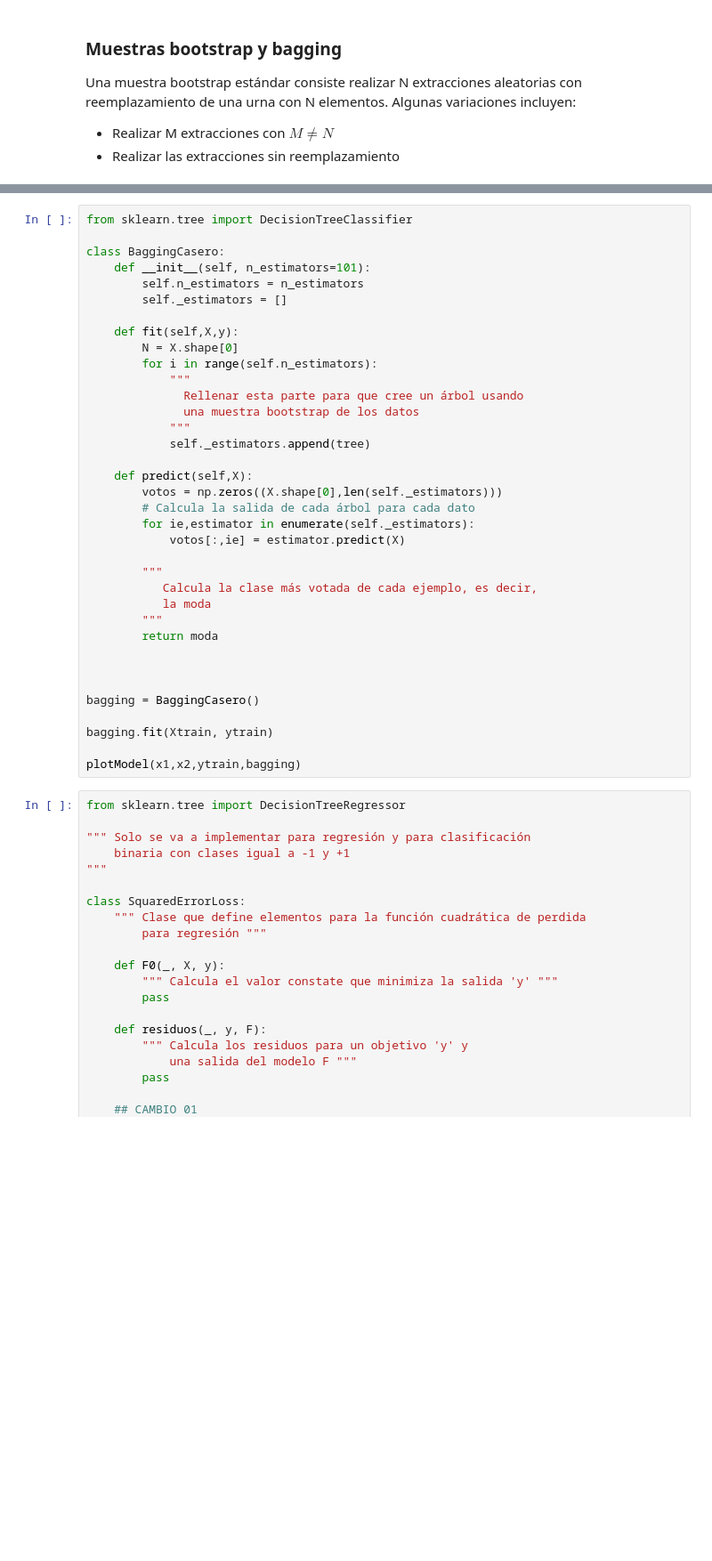
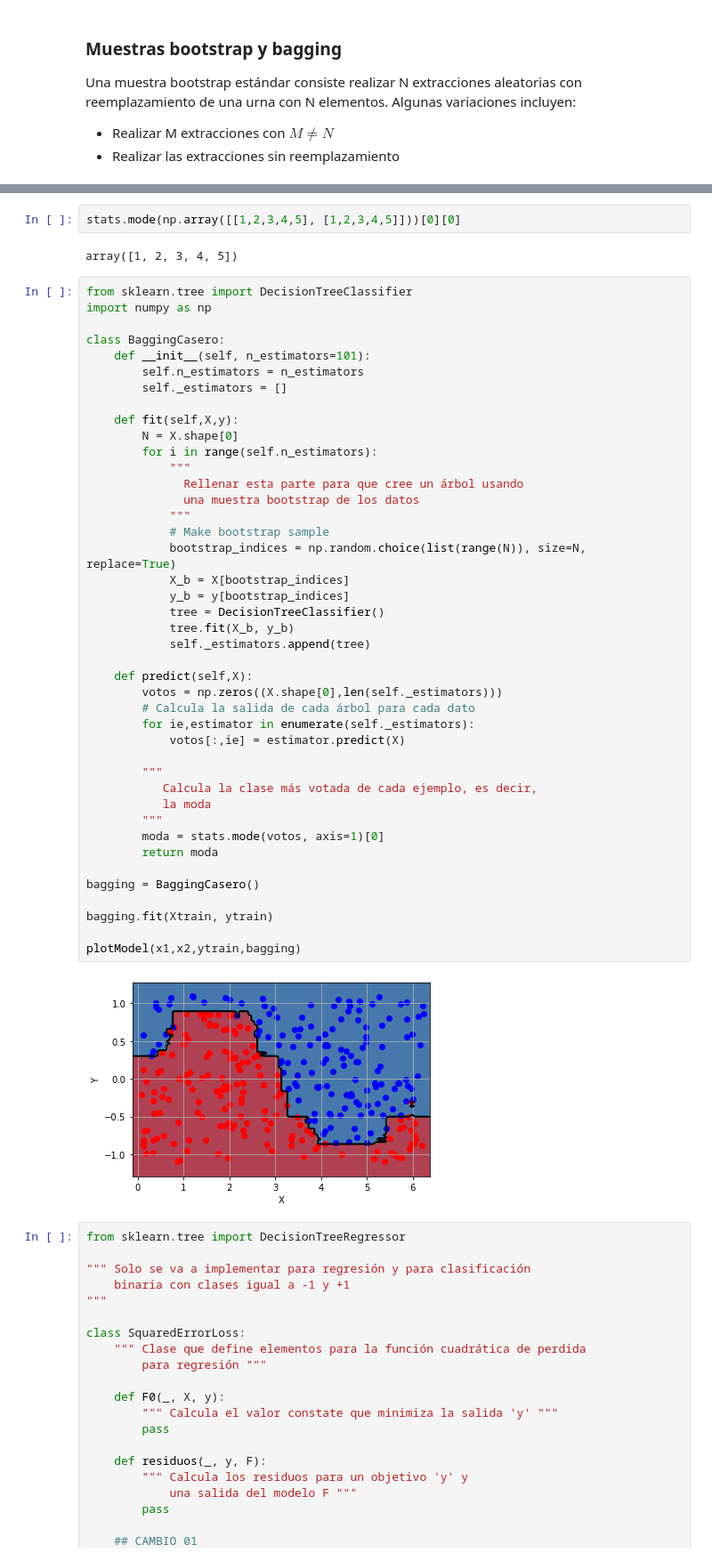
Before and after one commit to OscarGB/MUCD-MAAA, a Jupyter notebook: Practica 2/conjuntos_sin_sols.ipynb, the cells around one changed output, grey strips where cells are left out. Shown at 89% size. Saved outputs shown, nothing was run; the diff lists cells and outputs as text; blank space fills up the shorter version.

```diff
--- a/Practica 2/conjuntos_sin_sols.ipynb
+++ b/Practica 2/conjuntos_sin_sols.ipynb
@@ -198,39 +210,51 @@ _=plt.legend()
+# %%
+stats.mode(np.array([[1,2,3,4,5], [1,2,3,4,5]]))[0][0]
+# %% [output]
+array([1, 2, 3, 4, 5])
 # %%
 from sklearn.tree import DecisionTreeClassifier
+import numpy as np
 
 class BaggingCasero:
     def __init__(self, n_estimators=101):
         self.n_estimators = n_estimators
         self._estimators = []
 
     def fit(self,X,y):
         N = X.shape[0]
         for i in range(self.n_estimators):
             """
               Rellenar esta parte para que cree un árbol usando
               una muestra bootstrap de los datos
             """
+            # Make bootstrap sample
+            bootstrap_indices = np.random.choice(list(range(N)), size=N, replace=True)
+            X_b = X[bootstrap_indices]
+            y_b = y[bootstrap_indices]
+            tree = DecisionTreeClassifier()
+            tree.fit(X_b, y_b)
             self._estimators.append(tree)
 
     def predict(self,X):
         votos = np.zeros((X.shape[0],len(self._estimators)))
         # Calcula la salida de cada árbol para cada dato
         for ie,estimator in enumerate(self._estimators):
             votos[:,ie] = estimator.predict(X)
 
         """
            Calcula la clase más votada de cada ejemplo, es decir,
            la moda
         """
+        moda = stats.mode(votos, axis=1)[0]
         return moda
-
-
 
 bagging = BaggingCasero()
 
 bagging.fit(Xtrain, ytrain)
 
 plotModel(x1,x2,ytrain,bagging)
+# %% [output]
+[figure, added]
 # %%
 from sklearn.tree import DecisionTreeRegressor
 
```
Also changed, not shown: parts of 4 cells of this notebook.
